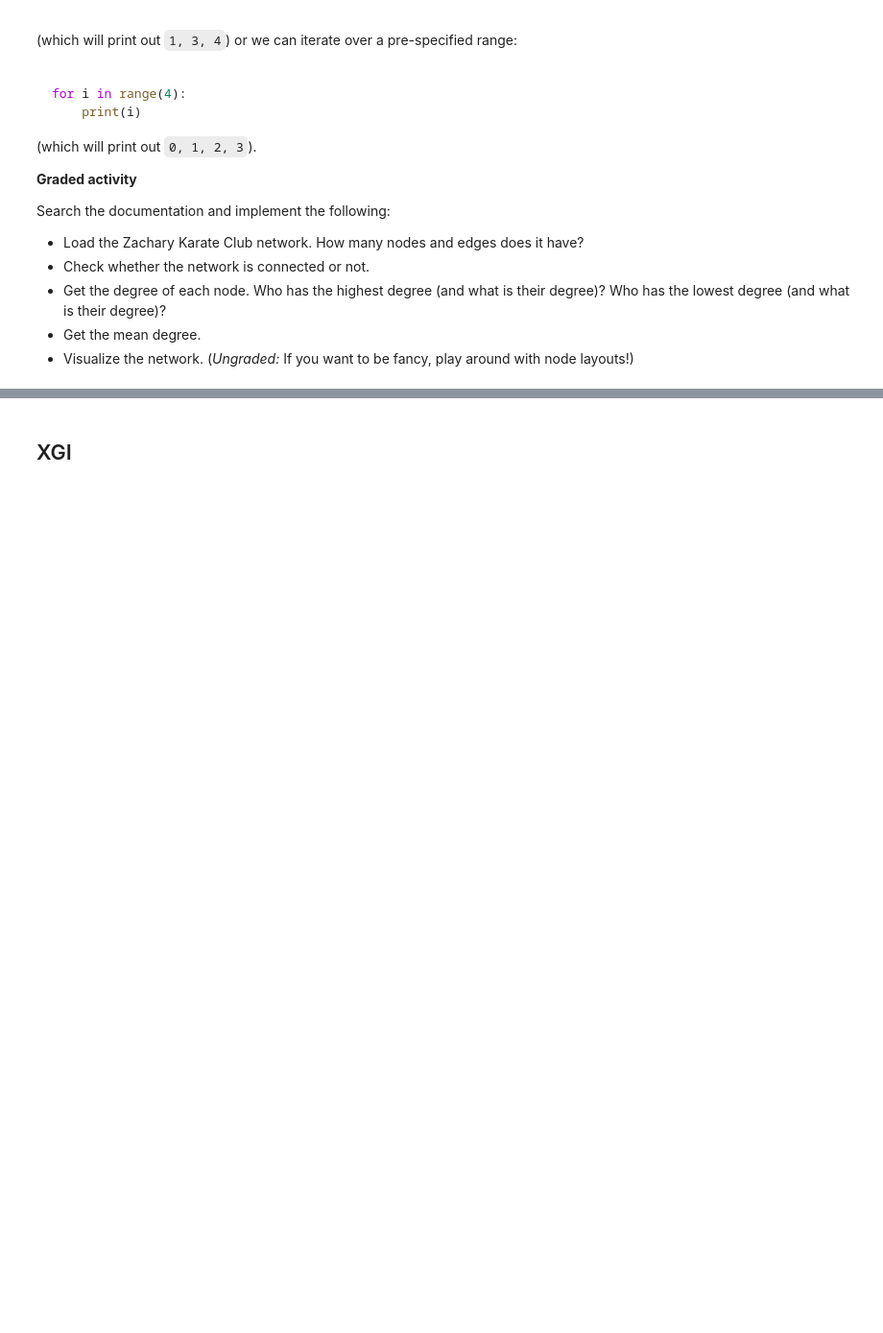
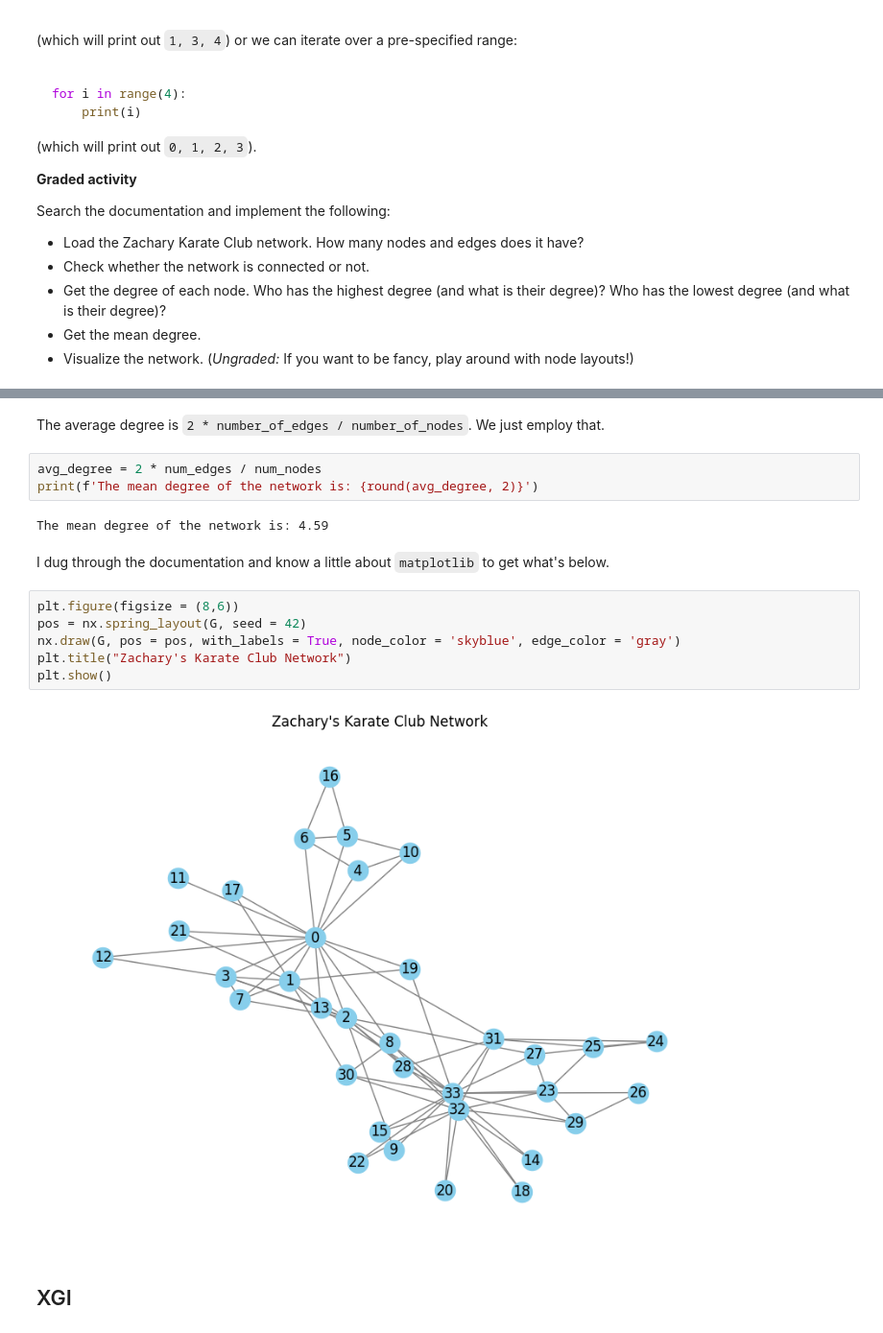
Before and after one commit to rahulsunilkumar/BIOL4559homework, a Jupyter notebook: lab-1.ipynb, the cells around one changed output, grey strips where cells are left out. Shown at 96% size. Saved outputs shown, nothing was run; the diff lists cells and outputs as text; blank space fills up the shorter version.

```diff
--- a/lab-1.ipynb
+++ b/lab-1.ipynb
@@ -109,3 +182,20 @@ Search the documentation and implement the following:
+# %% [markdown]
+The average degree is `2 * number_of_edges / number_of_nodes`. We just employ that.
+# %%
+avg_degree = 2 * num_edges / num_nodes
+print(f'The mean degree of the network is: {round(avg_degree, 2)}')
+# %% [output]
+The mean degree of the network is: 4.59
+# %% [markdown]
+I dug through the documentation and know a little about `matplotlib` to get what's below.
+# %%
+plt.figure(figsize = (8,6))
+pos = nx.spring_layout(G, seed = 42)
+nx.draw(G, pos = pos, with_labels = True, node_color = 'skyblue', edge_color = 'gray')
+plt.title("Zachary's Karate Club Network")
+plt.show()
+# %% [output]
+[figure, added]
 # %% [markdown]
 ## XGI
 # %% [markdown]
```
Also changed, not shown: parts of 31 cells of this notebook.
